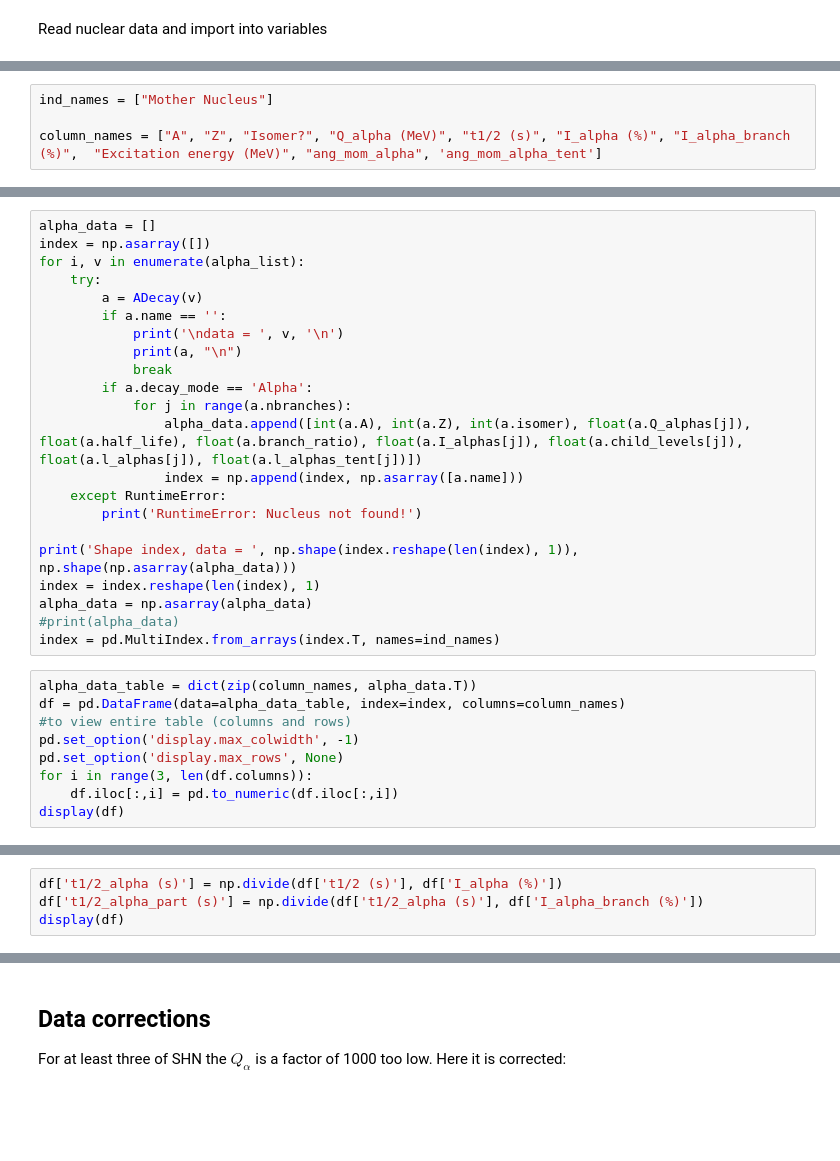
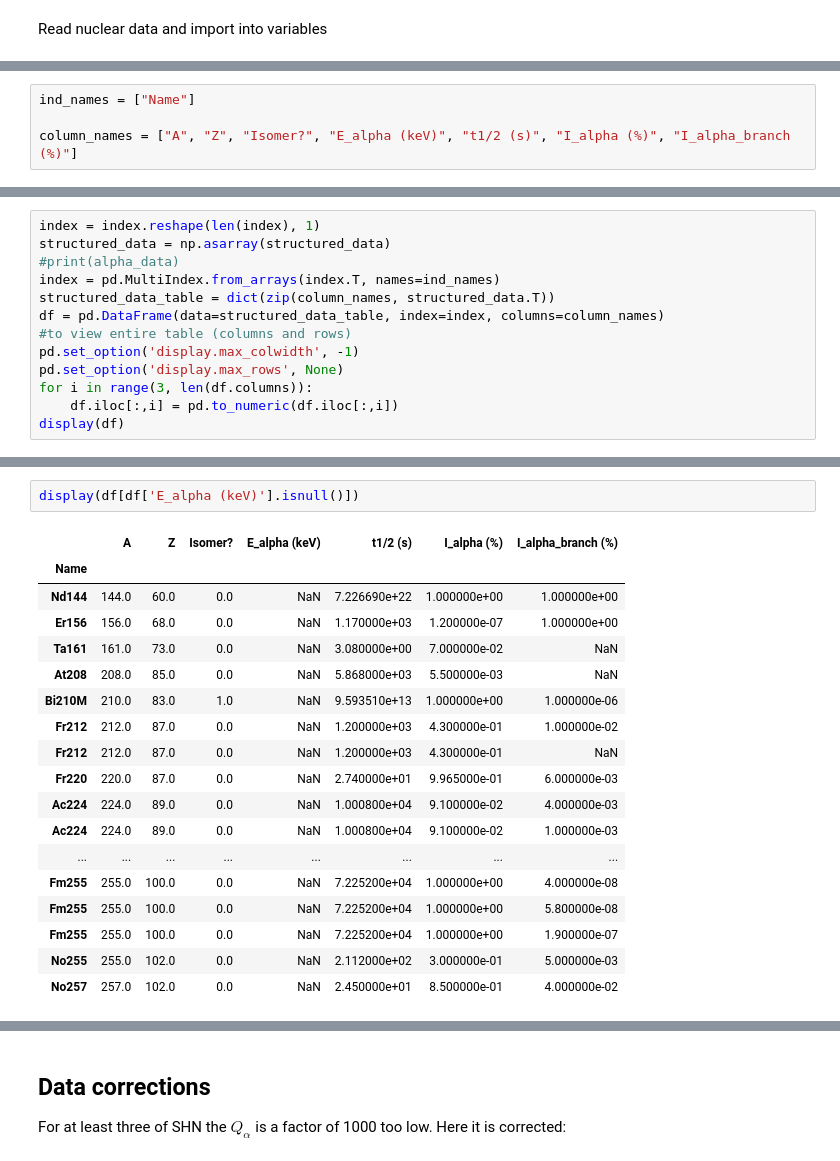
Before and after one commit to ASamarkRoth/pyne_debug, a Jupyter notebook: metastables.ipynb, the cells around one changed output, grey strips where cells are left out. Drawn from its saved outputs; the diff is of its cells as text; blank space fills up the shorter version.

```diff
--- a/metastables.ipynb
+++ b/metastables.ipynb
@@ -189,4 +231,4 @@ Read nuclear data and import into variables
 # %%
-ind_names = ["Mother Nucleus"]
+ind_names = ["Name"]
 
-column_names = ["A", "Z", "Isomer?", "Q_alpha (MeV)", "t1/2 (s)", "I_alpha (%)", "I_alpha_branch (%)",  "Excitation energy (MeV)", "ang_mom_alpha", 'ang_mom_alpha_tent']
+column_names = ["A", "Z", "Isomer?", "E_alpha (keV)", "t1/2 (s)", "I_alpha (%)", "I_alpha_branch (%)"]
@@ -196,28 +235,10 @@ alpha_list = ensdf.decays(filename='ensdf_alpha_SHN.txt', decaylist=alpha_list)
-# %%
-alpha_data = []
-index = np.asarray([])
-for i, v in enumerate(alpha_list):
-    try:
-        a = ADecay(v)
-        if a.name == '':
-            print('\ndata = ', v, '\n')
-            print(a, "\n")
-            break
-        if a.decay_mode == 'Alpha':
-            for j in range(a.nbranches):
-                alpha_data.append([int(a.A), int(a.Z), int(a.isomer), float(a.Q_alphas[j]), float(a.half_life), float(a.branch_ratio), float(a.I_alphas[j]), float(a.child_levels[j]), float(a.l_alphas[j]), float(a.l_alphas_tent[j])])
-                index = np.append(index, np.asarray([a.name]))
-    except RuntimeError:
-        print('RuntimeError: Nucleus not found!')
-
-print('Shape index, data = ', np.shape(index.reshape(len(index), 1)), np.shape(np.asarray(alpha_data)))
-index = index.reshape(len(index), 1)
-alpha_data = np.asarray(alpha_data)
-#print(alpha_data)
-index = pd.MultiIndex.from_arrays(index.T, names=ind_names)
 # %%
-alpha_data_table = dict(zip(column_names, alpha_data.T))
-df = pd.DataFrame(data=alpha_data_table, index=index, columns=column_names)
+index = index.reshape(len(index), 1)
+structured_data = np.asarray(structured_data)
+#print(alpha_data)
+index = pd.MultiIndex.from_arrays(index.T, names=ind_names)
+structured_data_table = dict(zip(column_names, structured_data.T))
+df = pd.DataFrame(data=structured_data_table, index=index, columns=column_names)
 #to view entire table (columns and rows)
 pd.set_option('display.max_colwidth', -1)
 pd.set_option('display.max_rows', None)
@@ -227,7 +266,24 @@ display(df)
-# %%
-df['t1/2_alpha (s)'] = np.divide(df['t1/2 (s)'], df['I_alpha (%)'])
-df['t1/2_alpha_part (s)'] = np.divide(df['t1/2_alpha (s)'], df['I_alpha_branch (%)'])
-display(df)
+# %%
+display(df[df['E_alpha (keV)'].isnull()])
+# %% [output]
+|  | A | Z | Isomer? | E_alpha (keV) | t1/2 (s) | I_alpha (%) | I_alpha_branch (%) |
+| Name |  |  |  |  |  |  |  |
+| Nd144 | 144.0 | 60.0 | 0.0 | NaN | 7.226690e+22 | 1.000000e+00 | 1.000000e+00 |
+| Er156 | 156.0 | 68.0 | 0.0 | NaN | 1.170000e+03 | 1.200000e-07 | 1.000000e+00 |
+| Ta161 | 161.0 | 73.0 | 0.0 | NaN | 3.080000e+00 | 7.000000e-02 | NaN |
+| At208 | 208.0 | 85.0 | 0.0 | NaN | 5.868000e+03 | 5.500000e-03 | NaN |
+| Bi210M | 210.0 | 83.0 | 1.0 | NaN | 9.593510e+13 | 1.000000e+00 | 1.000000e-06 |
+| Fr212 | 212.0 | 87.0 | 0.0 | NaN | 1.200000e+03 | 4.300000e-01 | 1.000000e-02 |
+| Fr212 | 212.0 | 87.0 | 0.0 | NaN | 1.200000e+03 | 4.300000e-01 | NaN |
+| Fr220 | 220.0 | 87.0 | 0.0 | NaN | 2.740000e+01 | 9.965000e-01 | 6.000000e-03 |
+| Ac224 | 224.0 | 89.0 | 0.0 | NaN | 1.000800e+04 | 9.100000e-02 | 4.000000e-03 |
+| Ac224 | 224.0 | 89.0 | 0.0 | NaN | 1.000800e+04 | 9.100000e-02 | 1.000000e-03 |
+| ... | ... | ... | ... | ... | ... | ... | ... |
+| Fm255 | 255.0 | 100.0 | 0.0 | NaN | 7.225200e+04 | 1.000000e+00 | 4.000000e-08 |
+| Fm255 | 255.0 | 100.0 | 0.0 | NaN | 7.225200e+04 | 1.000000e+00 | 5.800000e-08 |
+| Fm255 | 255.0 | 100.0 | 0.0 | NaN | 7.225200e+04 | 1.000000e+00 | 1.900000e-07 |
+| No255 | 255.0 | 102.0 | 0.0 | NaN | 2.112000e+02 | 3.000000e-01 | 5.000000e-03 |
+| No257 | 257.0 | 102.0 | 0.0 | NaN | 2.450000e+01 | 8.500000e-01 | 4.000000e-02 |
 # %%
 display(df.reset_index())
 df = df.reset_index()
```
Also changed, not shown: parts of 8 cells of this notebook, 2 other files.
